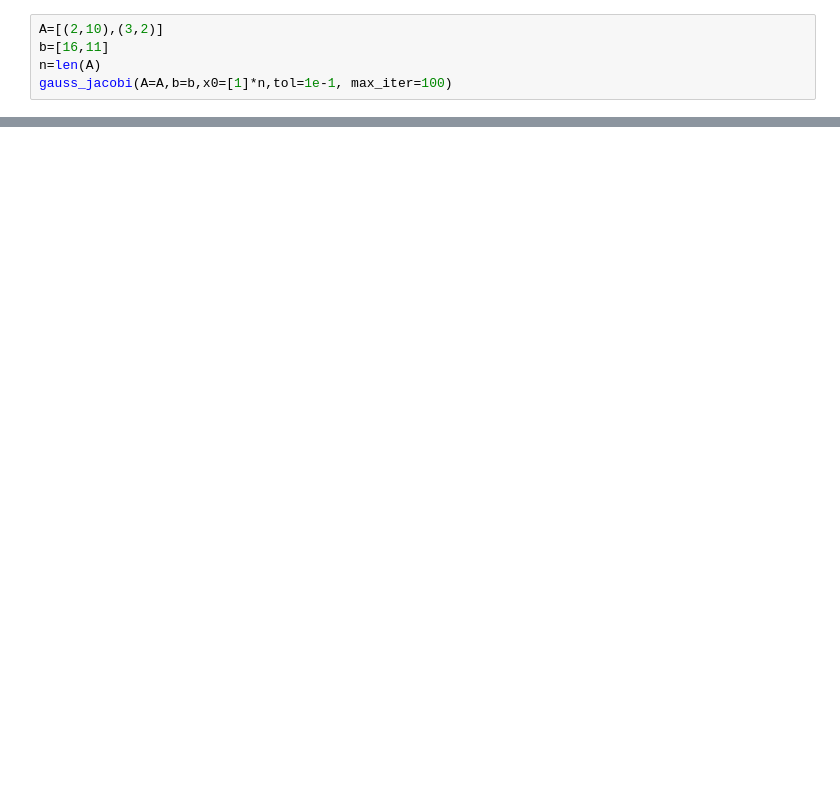
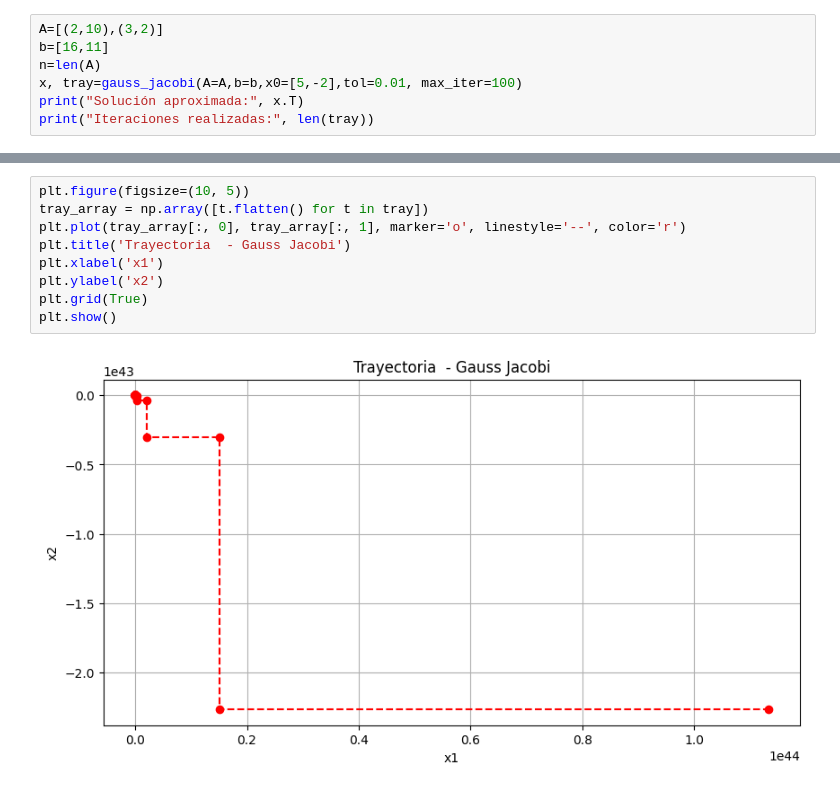
Before and after one commit to KennethJYS/Taller-5, a Jupyter notebook: Taller 5.ipynb, the cells around one changed output, grey strips where cells are left out. Drawn from its saved outputs; the diff is of its cells as text; blank space fills up the shorter version.

```diff
--- a/Taller 5.ipynb
+++ b/Taller 5.ipynb
@@ -24,5 +126,7 @@ gauss_jacobi(A=A,b=b,x0=[1]*n,tol=1e-1, max_iter=100)
 A=[(2,10),(3,2)]
 b=[16,11]
 n=len(A)
-gauss_jacobi(A=A,b=b,x0=[1]*n,tol=1e-1, max_iter=100)
+x, tray=gauss_jacobi(A=A,b=b,x0=[5,-2],tol=0.01, max_iter=100)
+print("Solución aproximada:", x.T)
+print("Iteraciones realizadas:", len(tray))
 # %% [output]
@@ -62,0 +150,11 @@ gauss_jacobi(A=A,b=b,x0=[1]*n,tol=1e-1, max_iter=100)
+# %%
+plt.figure(figsize=(10, 5))
+tray_array = np.array([t.flatten() for t in tray])
+plt.plot(tray_array[:, 0], tray_array[:, 1], marker='o', linestyle='--', color='r')
+plt.title('Trayectoria  - Gauss Jacobi')
+plt.xlabel('x1')
+plt.ylabel('x2')
+plt.grid(True)
+plt.show()
+# %% [output]
+[figure, added]
```
Also changed, not shown: parts of 23 cells of this notebook.
